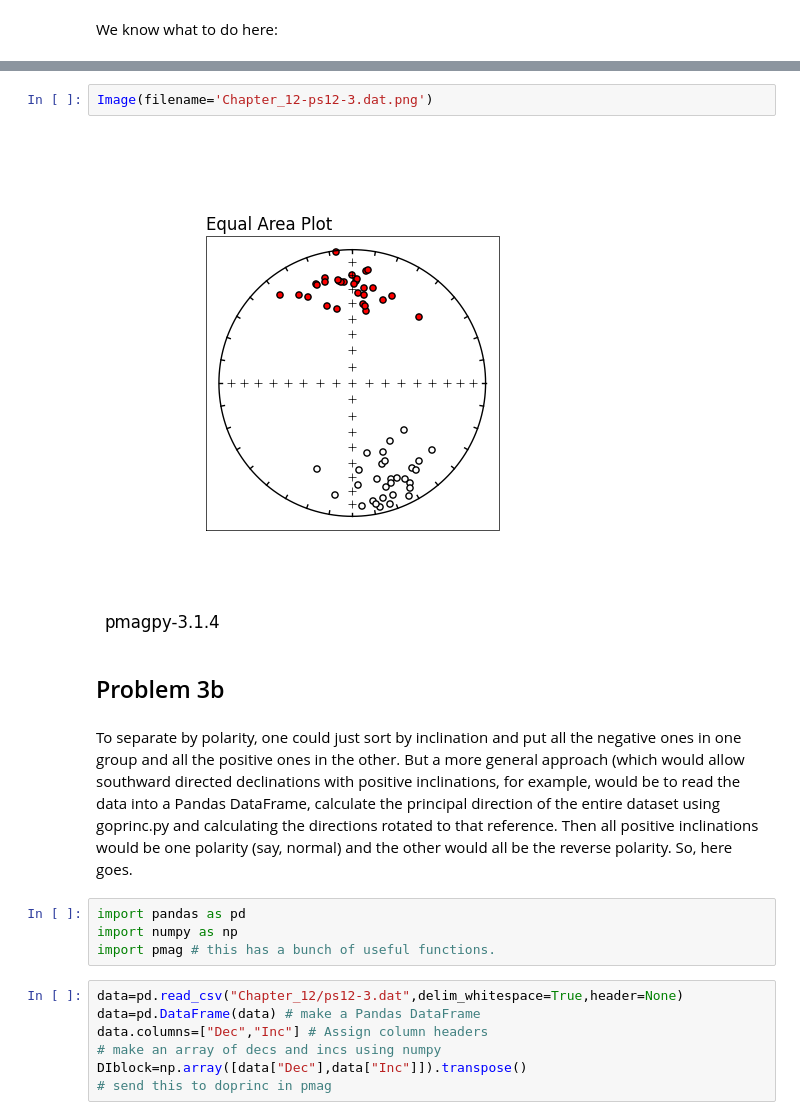
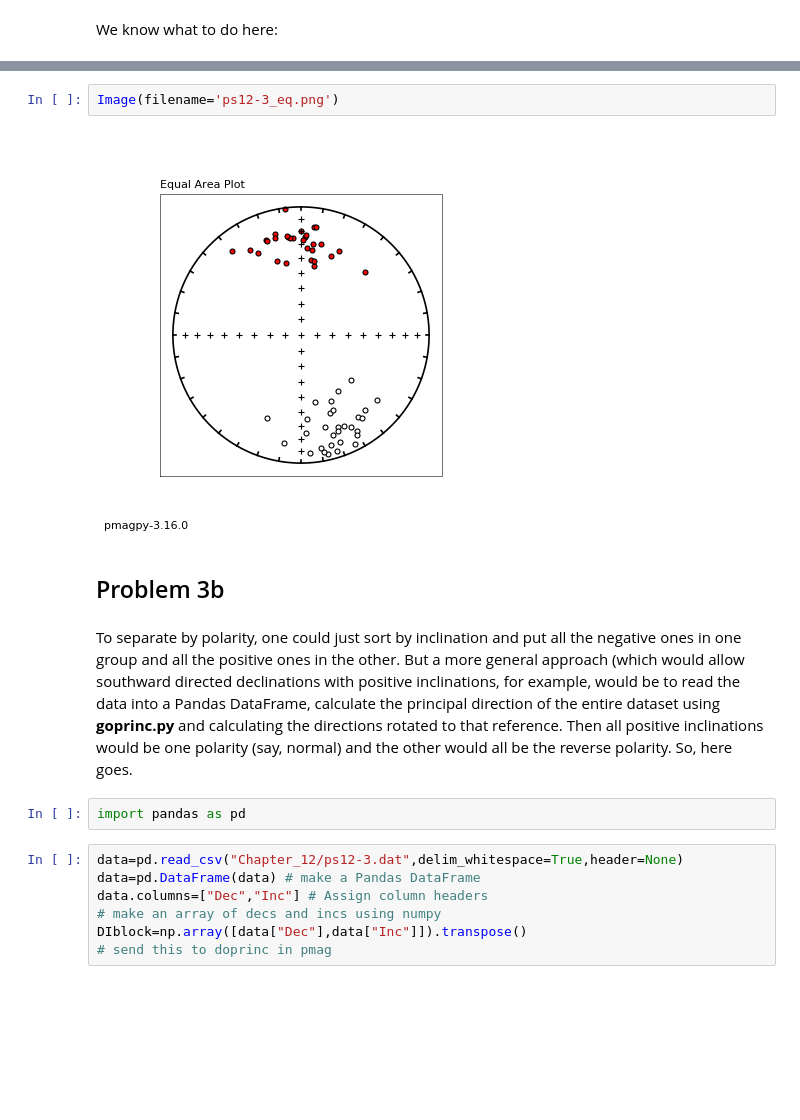
Before and after one commit to ltauxe/Essentials_Notebooks, a Jupyter notebook: Chapter_12/essentials_ch_12.ipynb, the cells around one changed output, grey strips where cells are left out. Saved outputs shown, nothing was run; the diff lists cells and outputs as text; blank space fills up the shorter version.

```diff
--- a/Chapter_12/essentials_ch_12.ipynb
+++ b/Chapter_12/essentials_ch_12.ipynb
@@ -274,15 +383,13 @@ We know what to do here:
 # %%
-Image(filename='Chapter_12-ps12-3.dat.png')
+Image(filename='ps12-3_eq.png')
 # %% [output]
-[figure, old version]
+[figure, new version]
 # %% [markdown]
 ## Problem 3b
 # %% [markdown]
-To separate by polarity, one could just sort by inclination and put all the negative ones in one group and all the positive ones in the other.  But a more general approach (which would allow southward directed declinations with positive inclinations, for example, would be to read the data into a Pandas DataFrame, calculate the principal direction of the entire dataset using goprinc.py and calculating the directions rotated to that reference.  Then all positive inclinations would be one polarity (say, normal) and the other would all be the reverse polarity.  So, here goes.
+To separate by polarity, one could just sort by inclination and put all the negative ones in one group and all the positive ones in the other.  But a more general approach (which would allow southward directed declinations with positive inclinations, for example, would be to read the data into a Pandas DataFrame, calculate the principal direction of the entire dataset using **goprinc.py** and calculating the directions rotated to that reference.  Then all positive inclinations would be one polarity (say, normal) and the other would all be the reverse polarity.  So, here goes.
-# %%
-import pandas as pd
-import numpy as np
-import pmag # this has a bunch of useful functions.
+# %%
+import pandas as pd
 # %%
 data=pd.read_csv("Chapter_12/ps12-3.dat",delim_whitespace=True,header=None)
 data=pd.DataFrame(data) # make a Pandas DataFrame
```
Also changed, not shown: parts of 72 cells of this notebook.
